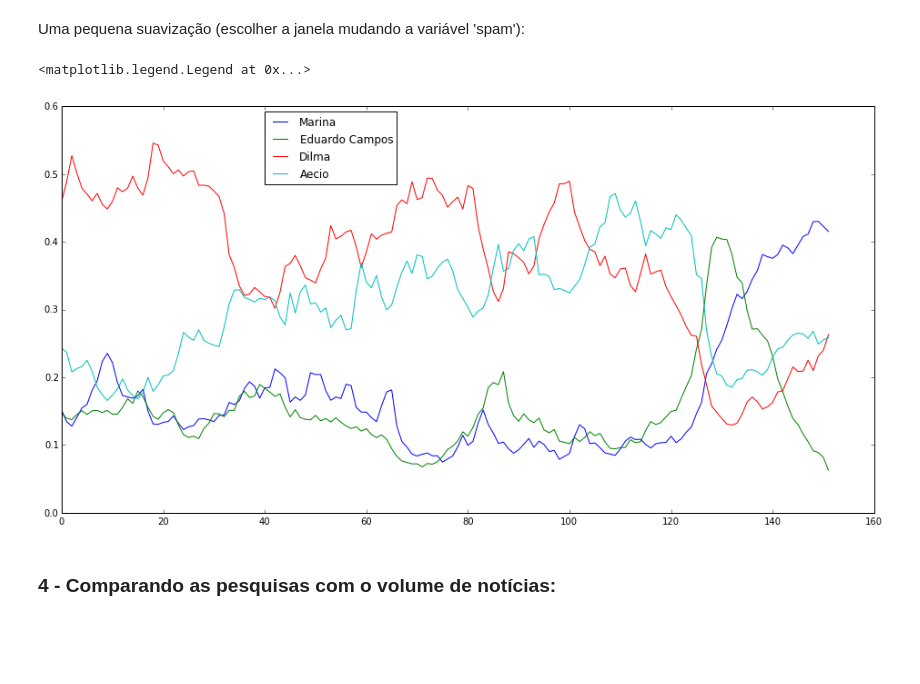
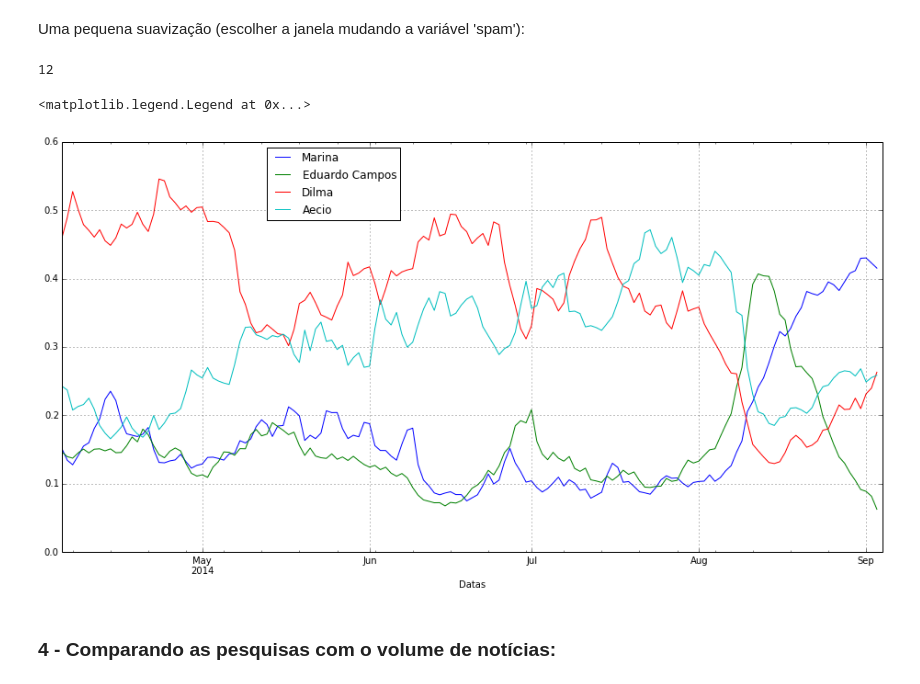
Before and after one commit to fccoelho/analisaMC, a Jupyter notebook: pesquisas_eleitorais.ipynb, the cells around one changed output. Drawn from its saved outputs; the diff is of its cells as text; code cells hidden in the pictures; blank space fills up the shorter version.

```diff
--- a/pesquisas_eleitorais.ipynb
+++ b/pesquisas_eleitorais.ipynb
@@ -123,9 +121,9 @@ Vamos tentar suavizar as diferenças entre as pesquisas dos vários institutos,
 http://en.wikipedia.org/wiki/Moving_average
 # %%
 df_pesquisas2 = df_pesquisas.copy()
+ewma = pd.stats.moments.ewma
 
-ewma = pd.stats.moments.ewma
-fig, axes = plt.subplots(nrows=1, ncols=1, figsize=(16,8))
+fig, ax = plt.subplots(nrows=1, ncols=1, figsize=(16,8))
 for candidato in [u'Aécio',u'Campos-Marina','Dilma']:
     # take EWMA in both directions with a smaller span term
     fwd = ewma(df_pesquisas[candidato], span=6 ) # take EWMA in fwd direction
@@ -134,7 +132,8 @@ for candidato in [u'Aécio',u'Campos-Marina','Dilma']:
     new_vector = np.mean(new_vector, axis=0) # average
     df_pesquisas2[candidato] = new_vector
     #plot(ewma(df_pesquisas[candidato], span=6 ), label='EWMA, span=6' ) # regular EWMA, with bias against trend
-    plot(new_vector, label=candidato) # "corrected" (reverse-recombined) EWMA
-plt.legend(bbox_to_anchor=(0.5, 0.8),bbox_transform=plt.gcf().transFigure)
+    #ax.plot(new_vector, label=candidato) # "corrected" (reverse-recombined) EWMA
+df_pesquisas2.plot(ax=ax)
+ax.legend(bbox_to_anchor=(0.3, 0.8),bbox_transform=plt.gcf().transFigure)
 # %% [output]
 <matplotlib.legend.Legend at 0x...>
@@ -273,9 +256,9 @@ def consulta_sphinx(consulta, data_ini, data_fim):
 # %%
 consultas = ['Marina', 'Eduardo Campos', 'Dilma', 'Aecio']
 data_ini = datetime.datetime(2014,4,5,0,0,0)
-ontem = dt.date.fromordinal(dt.date.today().toordinal()-1) # hoje - 1 dia
-data_fim = dt.datetime.combine(ontem, dt.datetime.min.time())
-
+hoje = dt.date.fromordinal(dt.date.today().toordinal()) # hoje
+data_fim = dt.datetime.combine(hoje,dt.datetime.min.time())
+print('Avaliando de {} a {}'.format(data_ini,data_fim))
 ts_time_span = pd.date_range(start=data_ini, end=data_fim, freq='D')
 df_media = pd.DataFrame(index=ts_time_span)
 df_media.index.name = 'Datas'
@@ -343,23 +340,28 @@ df_media2.plot(ax=axes)
 # %% [markdown]
 Uma pequena suavização (escolher a janela mudando a variável 'spam'):
+# %%
+len(df_debates)
+# %% [output]
+12
 # %%
 df_media3 = df_media2.copy()
+ewma = pd.stats.moments.ewma
 
-ewma = pd.stats.moments.ewma
-fig, axes = plt.subplots(nrows=1, ncols=1, figsize=(16,8))
+fig, ax = plt.subplots(nrows=1, ncols=1, figsize=(16,8))
 for candidato in consultas:
     # take EWMA in both directions with a smaller span term
     fwd = ewma(df_media2[candidato], span=7 ) # take EWMA in fwd direction
     bwd = ewma(df_media2[candidato][::-1], span=7 ) # take EWMA in bwd direction
     new_vector = np.vstack((fwd, bwd[::-1])) # lump fwd and bwd together
     new_vector = np.mean(new_vector, axis=0) # average
     df_media3[candidato] = new_vector
     #plot(ewma(df_pesquisas[candidato], span=6 ), label='EWMA, span=6' ) # regular EWMA, with bias against trend
-    plot(new_vector, label=candidato) # "corrected" (reverse-recombined) EWMA
-plt.legend(bbox_to_anchor=(0.45, 0.9),bbox_transform=plt.gcf().transFigure)
+    #plot(new_vector, label=candidato) # "corrected" (reverse-recombined) EWMA
+df_media3.plot(ax=ax)
+ax.legend(bbox_to_anchor=(0.45, 0.9),bbox_transform=plt.gcf().transFigure)
 # %% [output]
 <matplotlib.legend.Legend at 0x...>
-[figure, old version]
+[figure, new version]
 # %% [markdown]
 ### 4 - Comparando as pesquisas com o volume de notícias:
 # %%
```
Also changed, not shown: parts of 12 cells of this notebook.
